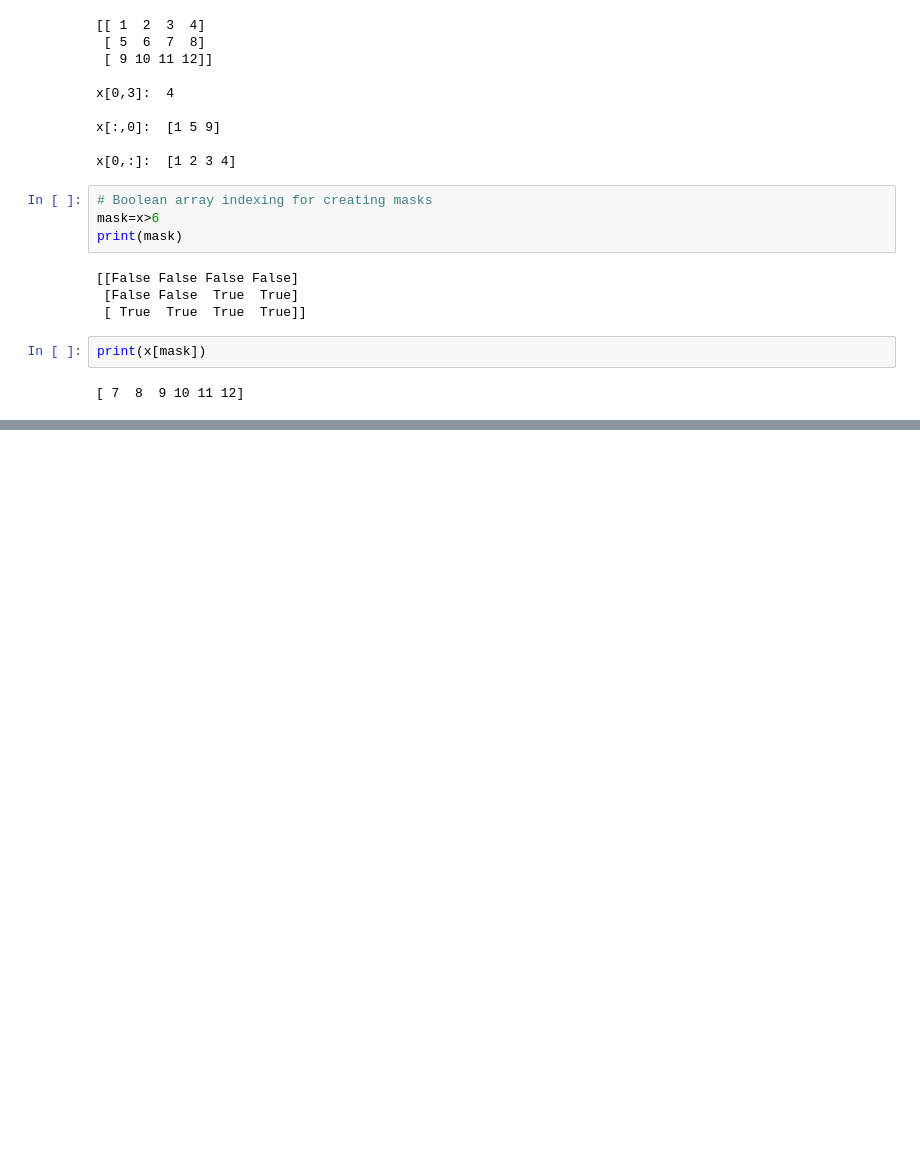
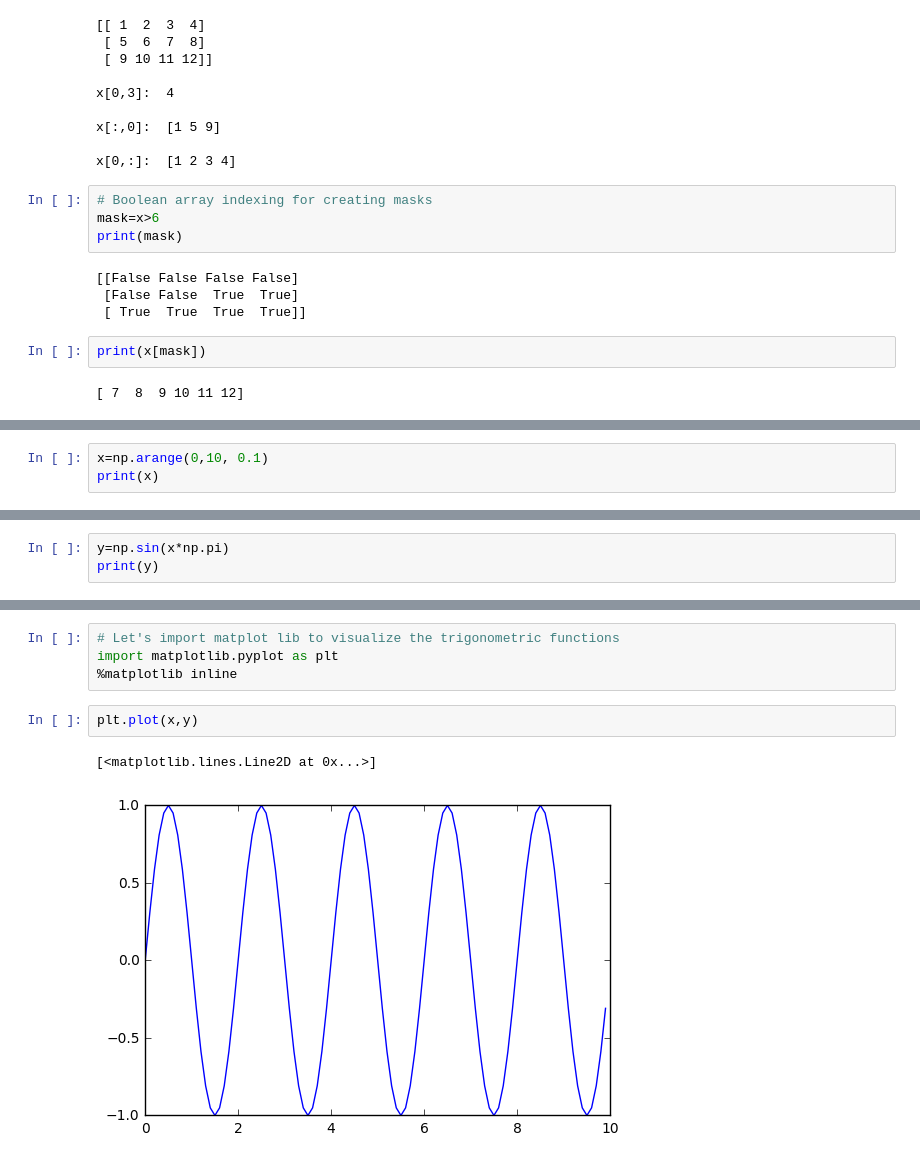
Before and after one commit to pucdata/pythonclub, a Jupyter notebook: sessions/02-numpy_matplotlib/01 - Numpy tutorial.ipynb, the cells around one changed output, grey strips where cells are left out. Saved outputs shown, nothing was run; the diff lists cells and outputs as text; blank space fills up the shorter version.

Commit message:
Added numpy functions to tutorial

```diff
--- a/sessions/02-numpy_matplotlib/01 - Numpy tutorial.ipynb
+++ b/sessions/02-numpy_matplotlib/01 - Numpy tutorial.ipynb
@@ -283,0 +366,3 @@ array([ 6,  8, 10, 12])
+# %%
+x=np.arange(0,10, 0.1)
+print(x)
@@ -283,0 +377,3 @@ array([ 6,  8, 10, 12])
+# %%
+y=np.sin(x*np.pi)
+print(y)
@@ -283,0 +398,9 @@ array([ 6,  8, 10, 12])
+# %%
+# Let's import matplot lib to visualize the trigonometric functions
+import matplotlib.pyplot as plt
+%matplotlib inline
+# %%
+plt.plot(x,y)
+# %% [output]
+[<matplotlib.lines.Line2D at 0x...>]
+[figure, added]
```
Also changed, not shown: parts of 12 cells of this notebook.
